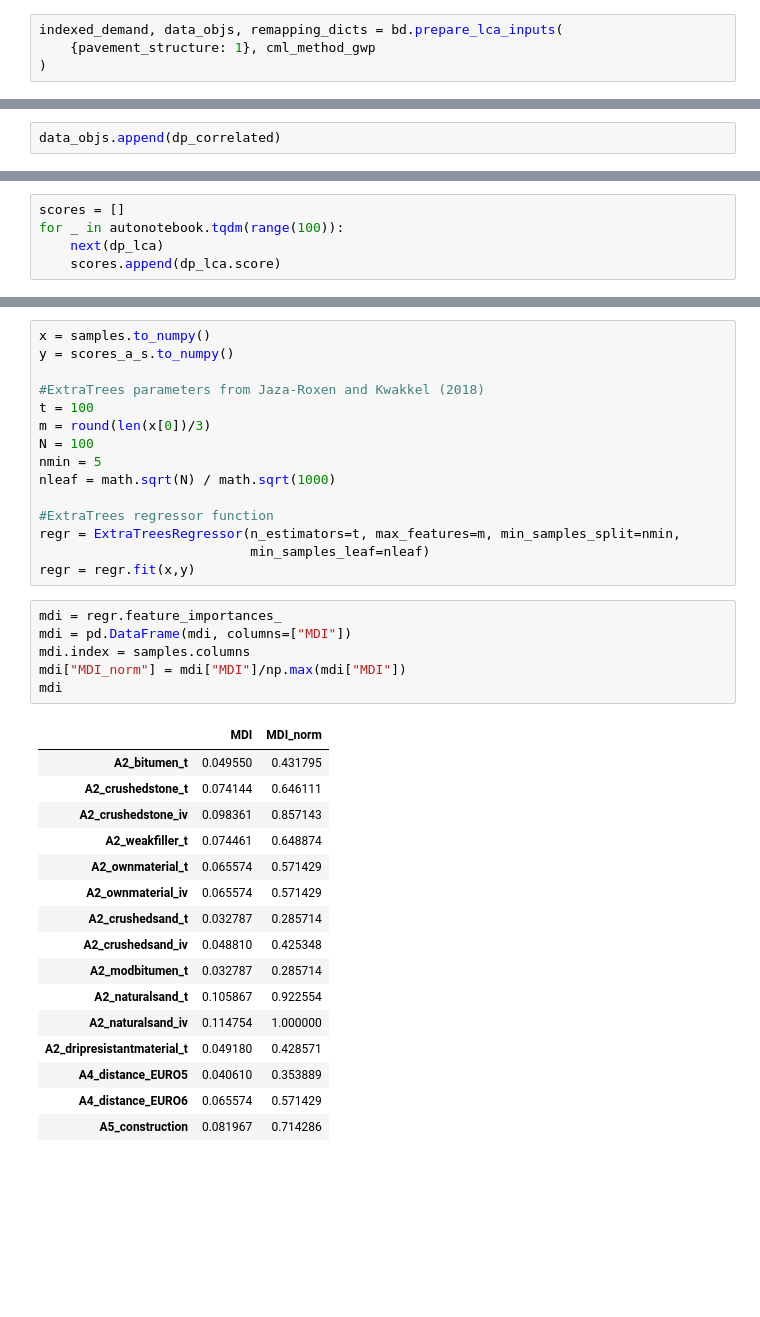
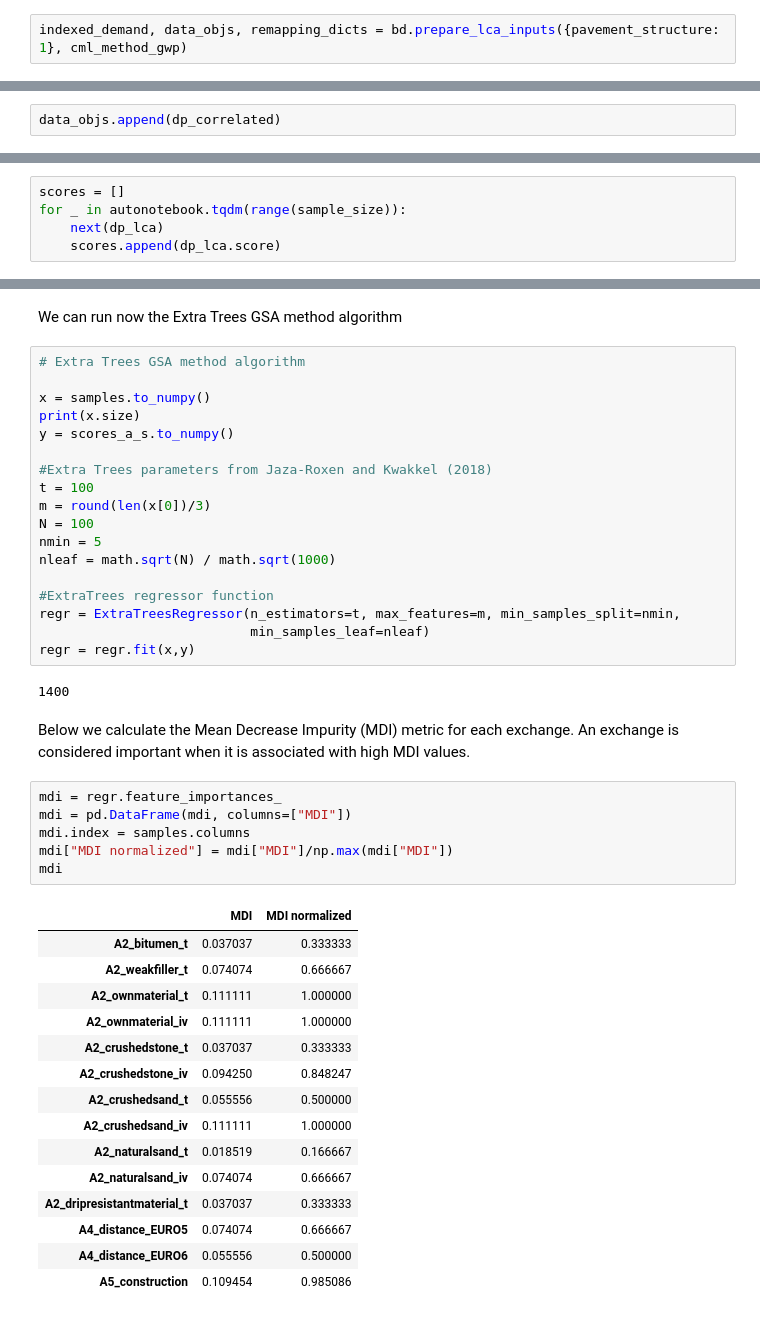
Before and after one commit to andreavargasf/SustainableTransportationInfra, a Jupyter notebook: 4_StochasticLCA.ipynb, the cells around one changed output, grey strips where cells are left out. Drawn from its saved outputs; the diff is of its cells as text; blank space fills up the shorter version.

```diff
--- a/4_StochasticLCA.ipynb
+++ b/4_StochasticLCA.ipynb
@@ -458,4 +471,2 @@ In this setp we are going to add the uncertainty to the exchanges. Be aware that
 # %%
-indexed_demand, data_objs, remapping_dicts = bd.prepare_lca_inputs(
-    {pavement_structure: 1}, cml_method_gwp
-)
+indexed_demand, data_objs, remapping_dicts = bd.prepare_lca_inputs({pavement_structure: 1}, cml_method_gwp)
@@ -532,6 +549,6 @@ dp_lca.score
 # %%
 scores = []
-for _ in autonotebook.tqdm(range(100)):
+for _ in autonotebook.tqdm(range(sample_size)):
     next(dp_lca)
     scores.append(dp_lca.score)
 # %%
@@ -591,8 +613,13 @@ and update your code. This will become an error in seaborn v0.15.0.
+# %% [markdown]
+We can run now the Extra Trees GSA method algorithm
 # %%
+# Extra Trees GSA method algorithm
+
 x = samples.to_numpy()
+print(x.size)
 y = scores_a_s.to_numpy()
 
-#ExtraTrees parameters from Jaza-Roxen and Kwakkel (2018)
+#Extra Trees parameters from Jaza-Roxen and Kwakkel (2018)
 t = 100
 m = round(len(x[0])/3)
 N = 100
@@ -603,26 +630,29 @@ nleaf = math.sqrt(N) / math.sqrt(1000)
 regr = ExtraTreesRegressor(n_estimators=t, max_features=m, min_samples_split=nmin,
                            min_samples_leaf=nleaf)
 regr = regr.fit(x,y)
+# %% [output]
+1400
+# %% [markdown]
+Below we calculate the Mean Decrease Impurity (MDI) metric for each exchange. An exchange is considered important when it is associated with high MDI values.
 # %%
 mdi = regr.feature_importances_
 mdi = pd.DataFrame(mdi, columns=["MDI"])
 mdi.index = samples.columns
-mdi["MDI_norm"] = mdi["MDI"]/np.max(mdi["MDI"])
+mdi["MDI normalized"] = mdi["MDI"]/np.max(mdi["MDI"])
 mdi
 # %% [output]
-|  | MDI | MDI_norm |
-| A2_bitumen_t | 0.049550 | 0.431795 |
-| A2_crushedstone_t | 0.074144 | 0.646111 |
-| A2_crushedstone_iv | 0.098361 | 0.857143 |
-| A2_weakfiller_t | 0.074461 | 0.648874 |
-| A2_ownmaterial_t | 0.065574 | 0.571429 |
-| A2_ownmaterial_iv | 0.065574 | 0.571429 |
-| A2_crushedsand_t | 0.032787 | 0.285714 |
-| A2_crushedsand_iv | 0.048810 | 0.425348 |
-| A2_modbitumen_t | 0.032787 | 0.285714 |
-| A2_naturalsand_t | 0.105867 | 0.922554 |
-| A2_naturalsand_iv | 0.114754 | 1.000000 |
-| A2_dripresistantmaterial_t | 0.049180 | 0.428571 |
-| A4_distance_EURO5 | 0.040610 | 0.353889 |
-| A4_distance_EURO6 | 0.065574 | 0.571429 |
-| A5_construction | 0.081967 | 0.714286 |
+|  | MDI | MDI normalized |
+| A2_bitumen_t | 0.037037 | 0.333333 |
+| A2_weakfiller_t | 0.074074 | 0.666667 |
+| A2_ownmaterial_t | 0.111111 | 1.000000 |
+| A2_ownmaterial_iv | 0.111111 | 1.000000 |
+| A2_crushedstone_t | 0.037037 | 0.333333 |
+| A2_crushedstone_iv | 0.094250 | 0.848247 |
+| A2_crushedsand_t | 0.055556 | 0.500000 |
+| A2_crushedsand_iv | 0.111111 | 1.000000 |
+| A2_naturalsand_t | 0.018519 | 0.166667 |
+| A2_naturalsand_iv | 0.074074 | 0.666667 |
+| A2_dripresistantmaterial_t | 0.037037 | 0.333333 |
+| A4_distance_EURO5 | 0.074074 | 0.666667 |
+| A4_distance_EURO6 | 0.055556 | 0.500000 |
+| A5_construction | 0.109454 | 0.985086 |
```
Also changed, not shown: parts of 42 cells of this notebook, 1 other file.
